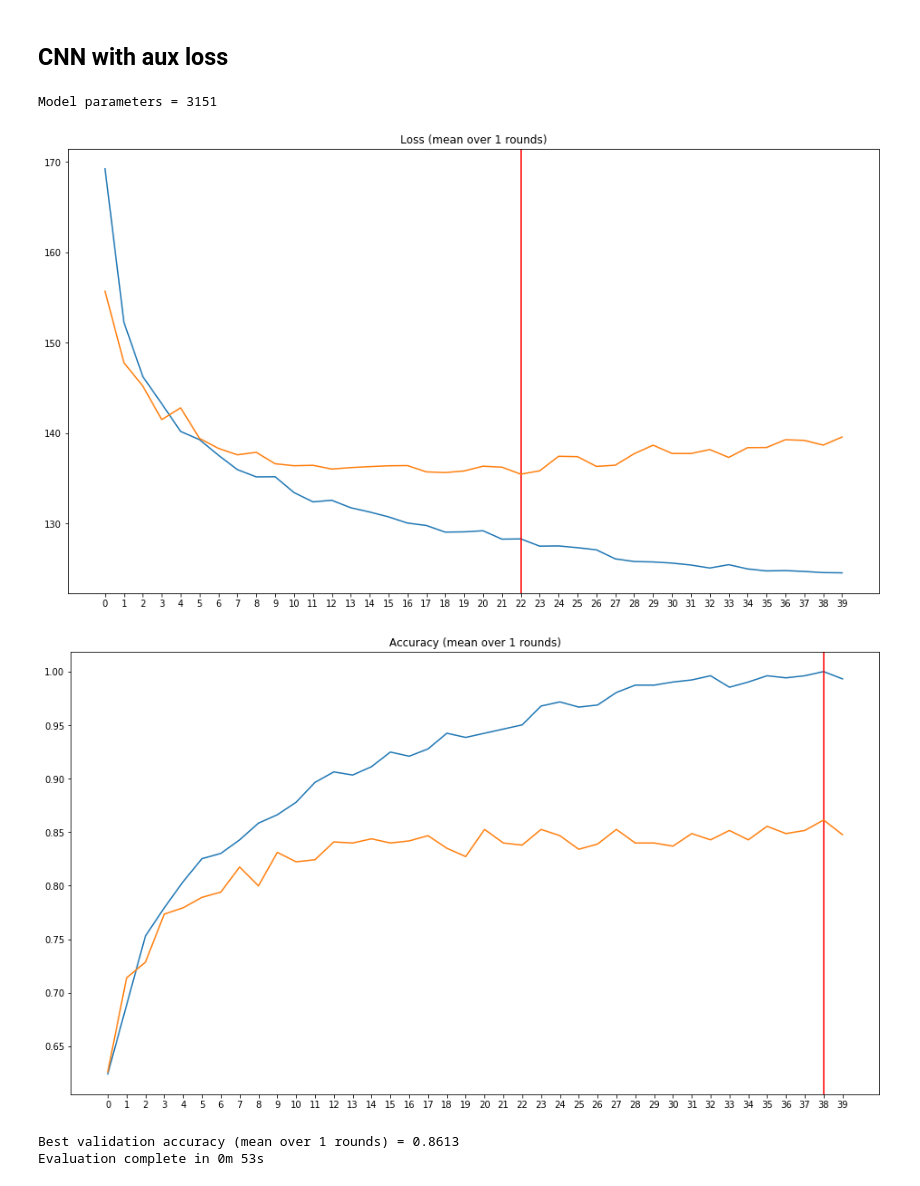
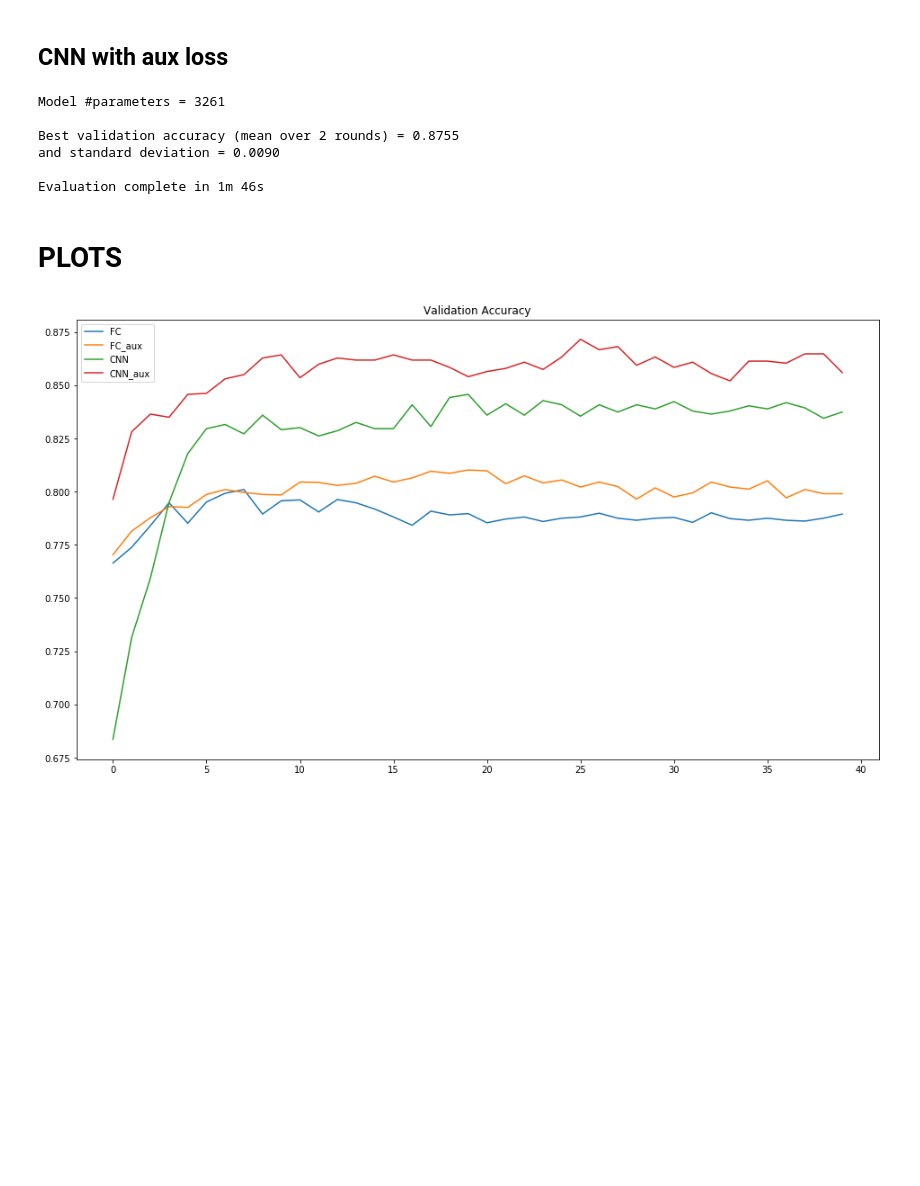
Before and after one commit to gregunz/DeepLearning2019, a Jupyter notebook: Proj1/Project1.ipynb, the cells around one changed output. Saved outputs shown, nothing was run; the diff lists cells and outputs as text; code cells hidden in the pictures; blank space fills up the shorter version.

Commit message:
4 models improved

```diff
--- a/Proj1/Project1.ipynb
+++ b/Proj1/Project1.ipynb
@@ -65,0 +69,2 @@ evaluate_model(SimpleNN2, num_epochs=20, num_rounds=10);
+# %%
+loss_fc_aux, acc_fc_aux = evaluate_model(SimpleNN, num_epochs=40, num_rounds=5, with_aux_classes=True);
@@ -66,5 +78,5 @@ evaluate_model(SimpleNN2, num_epochs=20, num_rounds=10);
 # %% [markdown]
 ## CNN
 # %%
-evaluate_model(SimpleCNN, num_epochs=40, num_rounds=1);
+loss_cnn, acc_cnn = evaluate_model(SimpleCNN, num_epochs=40, num_rounds=2);
 # %% [output]
@@ -86,10 +88,27 @@ Evaluation complete in 0m 21s
 # %% [markdown]
 ## CNN with aux loss
 # %%
-evaluate_model(SimpleCNN, num_epochs=40, num_rounds=1, with_aux_classes=True);
+loss_cnn_aux, acc_cnn_aux = evaluate_model(SimpleCNN, num_epochs=40, num_rounds=2, with_aux_classes=True);
 # %% [output]
-Model parameters = 3151
+Model #parameters = 3261
+
+Best validation accuracy (mean over 2 rounds) = 0.8755
+and standard deviation = 0.0090
+
+Evaluation complete in 1m 46s
-[figure, removed]
-[figure, removed]
-Best validation accuracy (mean over 1 rounds) = 0.8613
-Evaluation complete in 0m 53s
+# %% [markdown]
+# PLOTS
+# %%
+accuracies = [acc_fc, acc_fc_aux, acc_cnn, acc_cnn_aux]
+losses = [loss_fc, loss_fc_aux, loss_cnn, loss_cnn_aux]
+names = ['FC', 'FC_aux', 'CNN', 'CNN_aux']
+# %%
+plt.figure(figsize=(16,9))
+plt.title('Validation Accuracy')
+plt.plot(torch.cat(
+    [torch.mean(acc['val'], dim=0, keepdim=True) for acc in accuracies]
+).transpose(1,0).numpy())
+plt.legend(names)
+plt.show()
+# %% [output]
+[figure, added]
```
Also changed, not shown: parts of 9 cells of this notebook, 4 other files.
